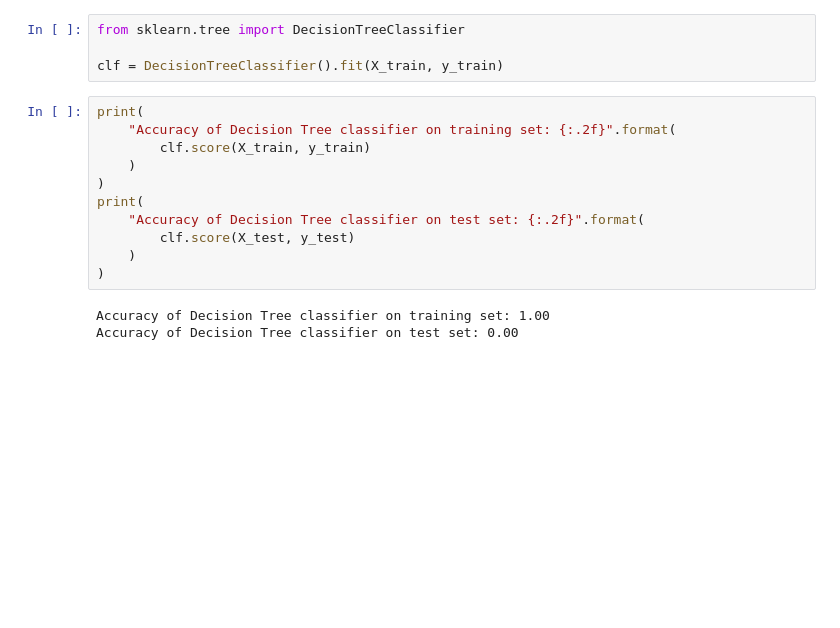
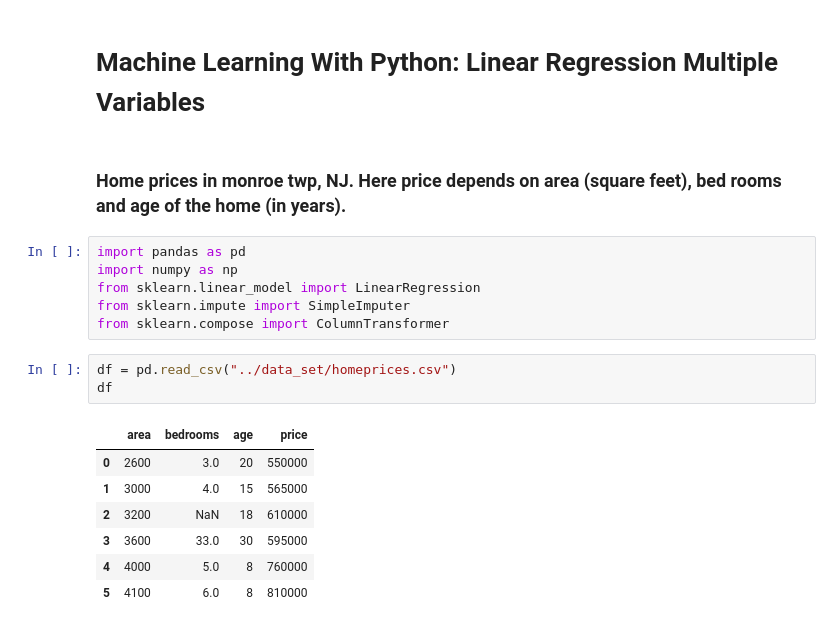
Before and after one commit to t-fahim/ML_from_zero, a Jupyter notebook: 05_Supervised_Learning_Regression/02_Linear_regression_multiple_variable.ipynb, the cells around one changed output. Cells and saved outputs as stored; diff of their text form; blank space fills up the shorter version.

```diff
--- a/Data_processing/classification.ipynb
+++ b/05_Supervised_Learning_Regression/02_Linear_regression_multiple_variable.ipynb
@@ -233,18 +1,21 @@ Accuracy of SVM classifier on test set: 0.50
-# %%
-from sklearn.tree import DecisionTreeClassifier
-
-clf = DecisionTreeClassifier().fit(X_train, y_train)
-# %%
-print(
-    "Accuracy of Decision Tree classifier on training set: {:.2f}".format(
-        clf.score(X_train, y_train)
-    )
-)
-print(
-    "Accuracy of Decision Tree classifier on test set: {:.2f}".format(
-        clf.score(X_test, y_test)
-    )
-)
-# %% [output]
-Accuracy of Decision Tree classifier on training set: 1.00
-Accuracy of Decision Tree classifier on test set: 0.00
+# %% [markdown]
+# Machine Learning With Python: Linear Regression Multiple Variables
+# %% [markdown]
+### Home prices in monroe twp, NJ. Here price depends on **area (square feet), bed rooms and age of the home (in years)**.
+# %%
+import pandas as pd
+import numpy as np
+from sklearn.linear_model import LinearRegression
+from sklearn.impute import SimpleImputer
+from sklearn.compose import ColumnTransformer
+# %%
+df = pd.read_csv("../data_set/homeprices.csv")
+df
+# %% [output]
+|  | area | bedrooms | age | price |
+| 0 | 2600 | 3.0 | 20 | 550000 |
+| 1 | 3000 | 4.0 | 15 | 565000 |
+| 2 | 3200 | NaN | 18 | 610000 |
+| 3 | 3600 | 33.0 | 30 | 595000 |
+| 4 | 4000 | 5.0 | 8 | 760000 |
+| 5 | 4100 | 6.0 | 8 | 810000 |
```
Also changed, not shown: parts of 32 cells of this notebook, 33 other files.
